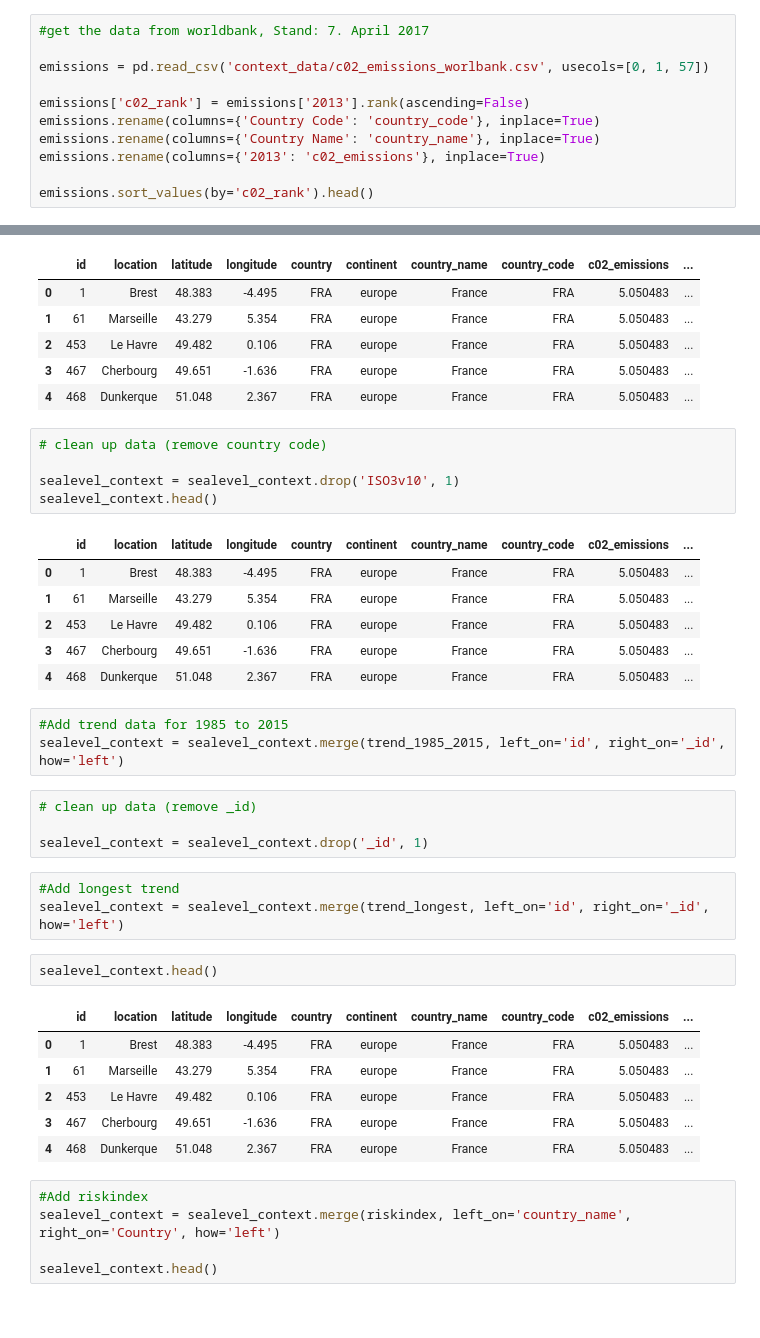
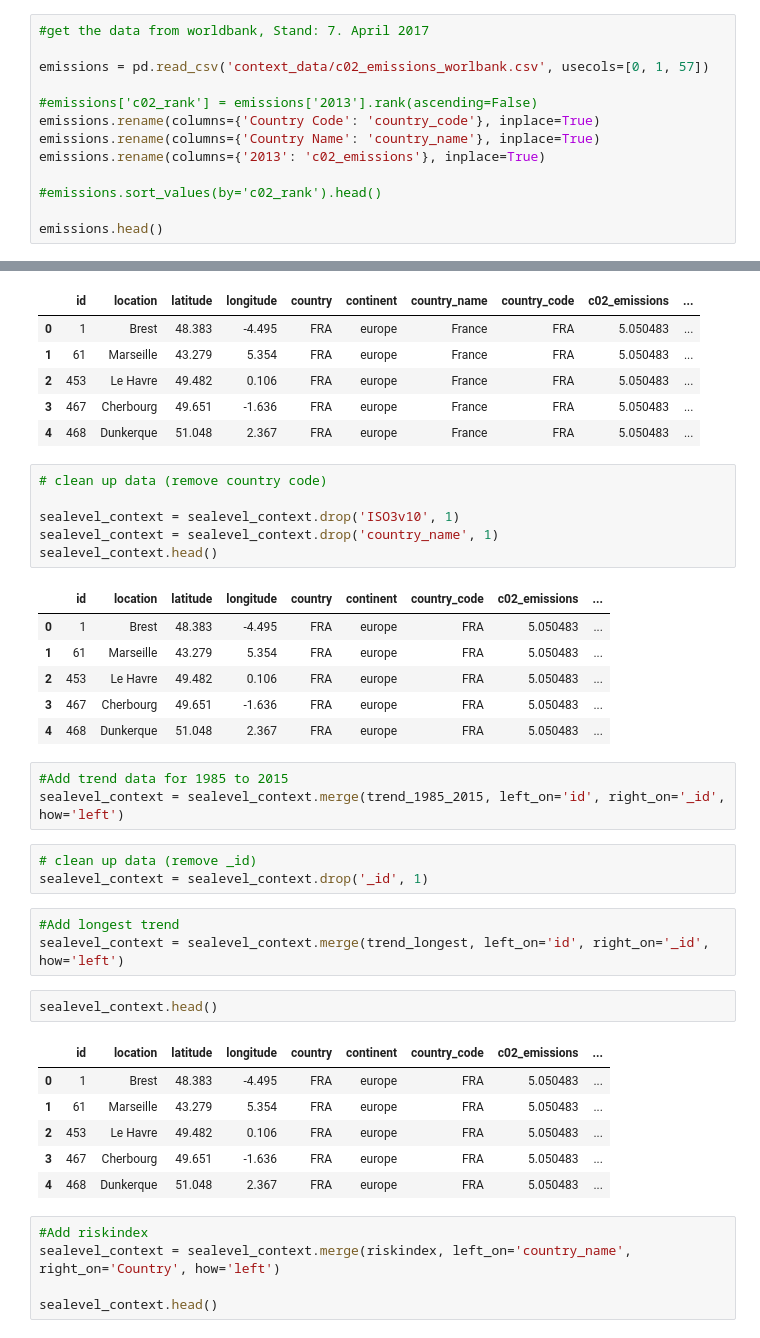
Before and after one commit to correctiv/sealevel-notebook, a Jupyter notebook: Sealevel_contextData.ipynb, the cells around one changed output, grey strips where cells are left out. Saved outputs shown, nothing was run; the diff lists cells and outputs as text.

Commit message:
flat data structure for sealevel viz data

```diff
--- a/Sealevel_contextData.ipynb
+++ b/Sealevel_contextData.ipynb
@@ -59,10 +82,12 @@ stations.describe()
 
 emissions = pd.read_csv('context_data/c02_emissions_worlbank.csv', usecols=[0, 1, 57])
 
-emissions['c02_rank'] = emissions['2013'].rank(ascending=False)
+#emissions['c02_rank'] = emissions['2013'].rank(ascending=False)
 emissions.rename(columns={'Country Code': 'country_code'}, inplace=True)
 emissions.rename(columns={'Country Name': 'country_name'}, inplace=True)
 emissions.rename(columns={'2013': 'c02_emissions'}, inplace=True)
 
-emissions.sort_values(by='c02_rank').head()
+#emissions.sort_values(by='c02_rank').head()
+
+emissions.head()
 # %% [output]
@@ -224,21 +249,21 @@ sealevel_context.head()
 # %%
 # clean up data (remove country code)
 
 sealevel_context = sealevel_context.drop('ISO3v10', 1)
+sealevel_context = sealevel_context.drop('country_name', 1)
 sealevel_context.head()
 # %% [output]
-|  | id | location | latitude | longitude | country | continent | country_name | country_code | c02_emissions | ... |
-| 0 | 1 | Brest | 48.383 | -4.495 | FRA | europe | France | FRA | 5.050483 | ... |
-| 1 | 61 | Marseille | 43.279 | 5.354 | FRA | europe | France | FRA | 5.050483 | ... |
-| 2 | 453 | Le Havre | 49.482 | 0.106 | FRA | europe | France | FRA | 5.050483 | ... |
-| 3 | 467 | Cherbourg | 49.651 | -1.636 | FRA | europe | France | FRA | 5.050483 | ... |
-| 4 | 468 | Dunkerque | 51.048 | 2.367 | FRA | europe | France | FRA | 5.050483 | ... |
+|  | id | location | latitude | longitude | country | continent | country_code | c02_emissions | ... |
+| 0 | 1 | Brest | 48.383 | -4.495 | FRA | europe | FRA | 5.050483 | ... |
+| 1 | 61 | Marseille | 43.279 | 5.354 | FRA | europe | FRA | 5.050483 | ... |
+| 2 | 453 | Le Havre | 49.482 | 0.106 | FRA | europe | FRA | 5.050483 | ... |
+| 3 | 467 | Cherbourg | 49.651 | -1.636 | FRA | europe | FRA | 5.050483 | ... |
+| 4 | 468 | Dunkerque | 51.048 | 2.367 | FRA | europe | FRA | 5.050483 | ... |
 # %%
 #Add trend data for 1985 to 2015
 sealevel_context = sealevel_context.merge(trend_1985_2015, left_on='id', right_on='_id', how='left')
 # %%
 # clean up data (remove _id)
-
 sealevel_context = sealevel_context.drop('_id', 1)
 # %%
 #Add longest trend
@@ -246,12 +271,12 @@ sealevel_context = sealevel_context.merge(trend_longest, left_on='id', right_on=
 # %%
 sealevel_context.head()
 # %% [output]
-|  | id | location | latitude | longitude | country | continent | country_name | country_code | c02_emissions | ... |
-| 0 | 1 | Brest | 48.383 | -4.495 | FRA | europe | France | FRA | 5.050483 | ... |
-| 1 | 61 | Marseille | 43.279 | 5.354 | FRA | europe | France | FRA | 5.050483 | ... |
-| 2 | 453 | Le Havre | 49.482 | 0.106 | FRA | europe | France | FRA | 5.050483 | ... |
-| 3 | 467 | Cherbourg | 49.651 | -1.636 | FRA | europe | France | FRA | 5.050483 | ... |
-| 4 | 468 | Dunkerque | 51.048 | 2.367 | FRA | europe | France | FRA | 5.050483 | ... |
+|  | id | location | latitude | longitude | country | continent | country_code | c02_emissions | ... |
+| 0 | 1 | Brest | 48.383 | -4.495 | FRA | europe | FRA | 5.050483 | ... |
+| 1 | 61 | Marseille | 43.279 | 5.354 | FRA | europe | FRA | 5.050483 | ... |
+| 2 | 453 | Le Havre | 49.482 | 0.106 | FRA | europe | FRA | 5.050483 | ... |
+| 3 | 467 | Cherbourg | 49.651 | -1.636 | FRA | europe | FRA | 5.050483 | ... |
+| 4 | 468 | Dunkerque | 51.048 | 2.367 | FRA | europe | FRA | 5.050483 | ... |
 # %%
 #Add riskindex
 sealevel_context = sealevel_context.merge(riskindex, left_on='country_name', right_on='Country', how='left')
```
Also changed, not shown: parts of 13 cells of this notebook, 5 other files.
